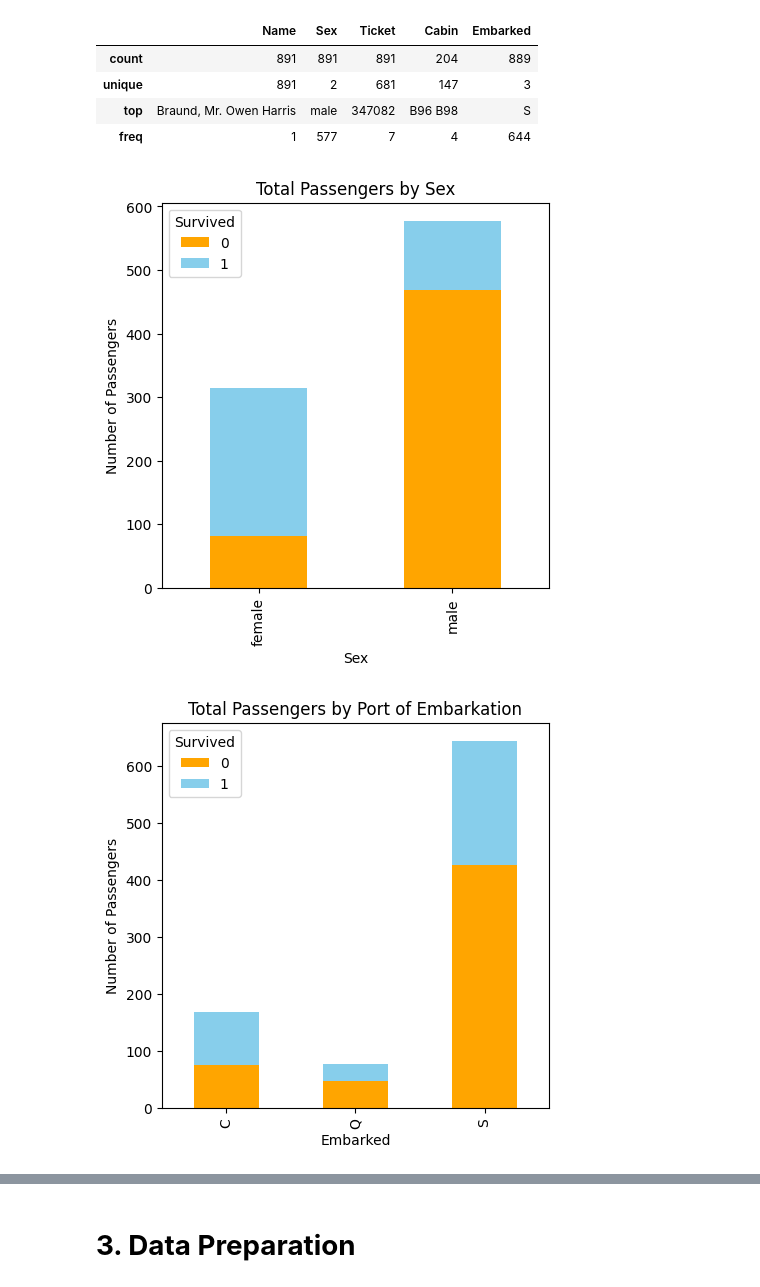
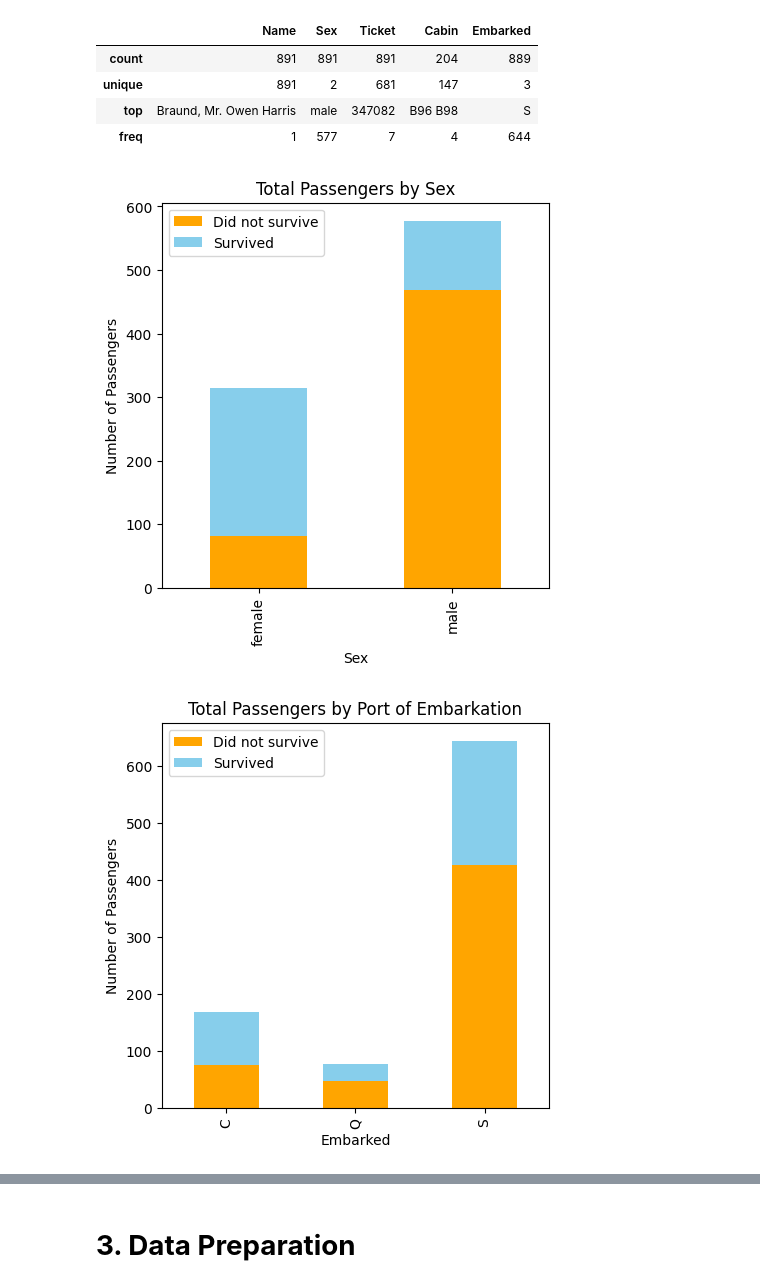
Before and after one commit to abdurrahman-s/ML_selfproject_titanic, a Jupyter notebook: titanic_practice.ipynb, the cells around one changed output, grey strips where cells are left out. Drawn from its saved outputs; the diff is of its cells as text; code cells hidden in the pictures.

```diff
--- a/titanic_practice.ipynb
+++ b/titanic_practice.ipynb
@@ -112,23 +115,27 @@ train_data.describe(include=object)
 | top | Braund, Mr. Owen Harris | male | 347082 | B96 B98 | S |
 | freq | 1 | 577 | 7 | 4 | 644 |
 # %%
-def create_bar_chart_1(col_name, figsize=(5,5), title=None):
+def create_bar_chart_1(is_categorical, col_name, figsize=(5,5), title=None):
     # Group by column name and 'Survived' columns and count the number of passengers
-    df_bar = train_data.groupby([col_name, 'Survived'])['PassengerId'].count().unstack()
+    if is_categorical:
+        df_bar = train_data.groupby([col_name, 'Survived'])['PassengerId'].count().unstack()
+    else:
+        df_bar = train_data.groupby(col_name)['Survived'].value_counts().unstack()
 
     # Create a stacked bar chart to see total passengers combined with survival counts
     df_bar.plot(kind='bar', stacked=True, color=["orange", "skyblue"], figsize=(5,5))
     plt.xlabel(col_name)
     plt.ylabel('Number of Passengers')
     plt.title(title)
+    plt.legend(['Did not survive', 'Survived'])
     plt.show()
 # %%
 # Show bar chart of total passengers by sex
-create_bar_chart_1(col_name="Sex", figsize=(5,5), title="Total Passengers by Sex")
+create_bar_chart_1(True, col_name="Sex", figsize=(5,5), title="Total Passengers by Sex")
 # %% [output]
-[figure, old version]
+[figure, new version]
 # %%
 # Show bar chart of total passengers by port of embarkation
-create_bar_chart_1(col_name="Embarked", figsize=(5,5), title="Total Passengers by Port of Embarkation")
+create_bar_chart_1(True, col_name="Embarked", figsize=(5,5), title="Total Passengers by Port of Embarkation")
 # %% [output]
-[figure, old version]
+[figure, new version]
```
Also changed, not shown: parts of 50 cells of this notebook, 2 other files.
